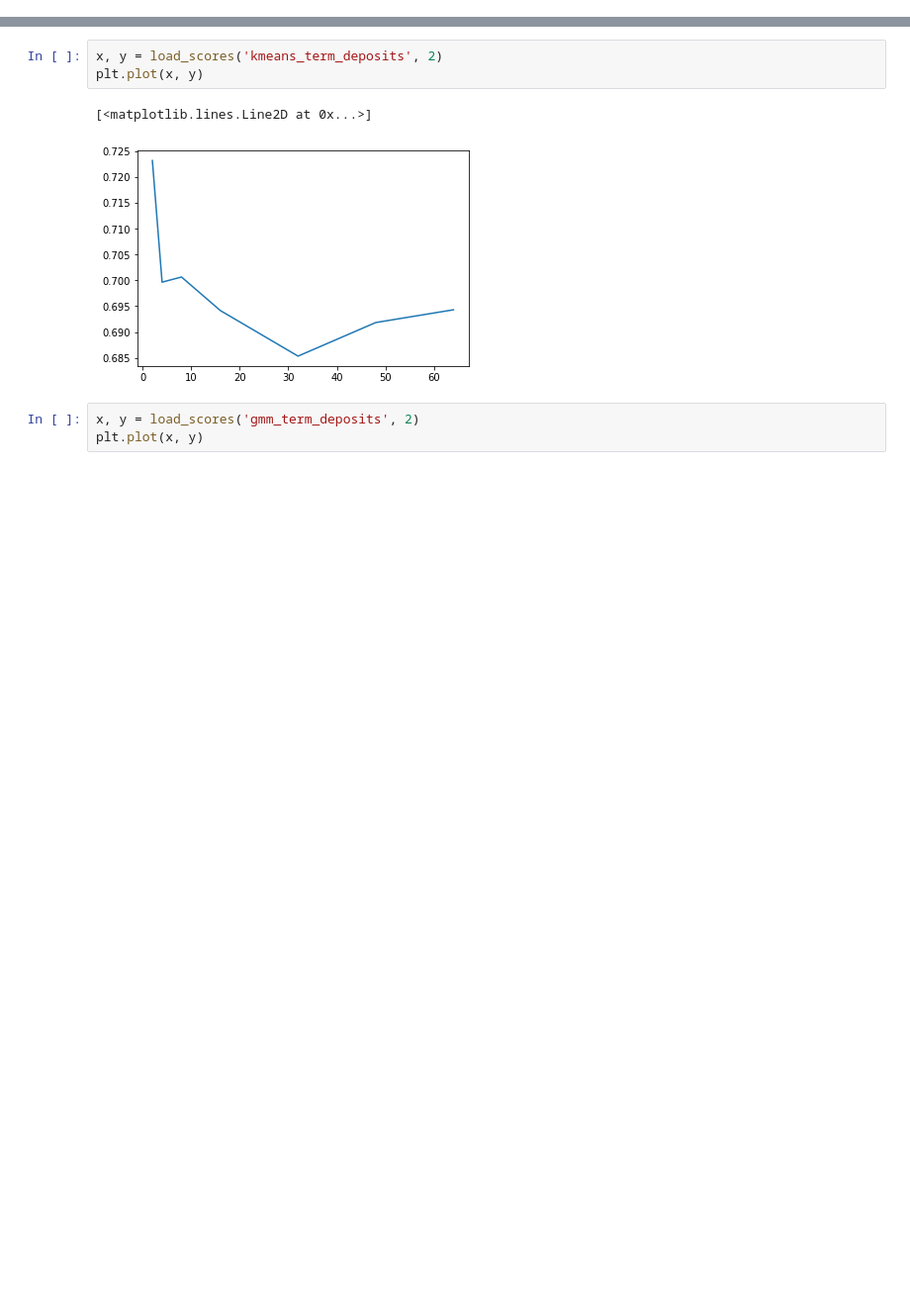
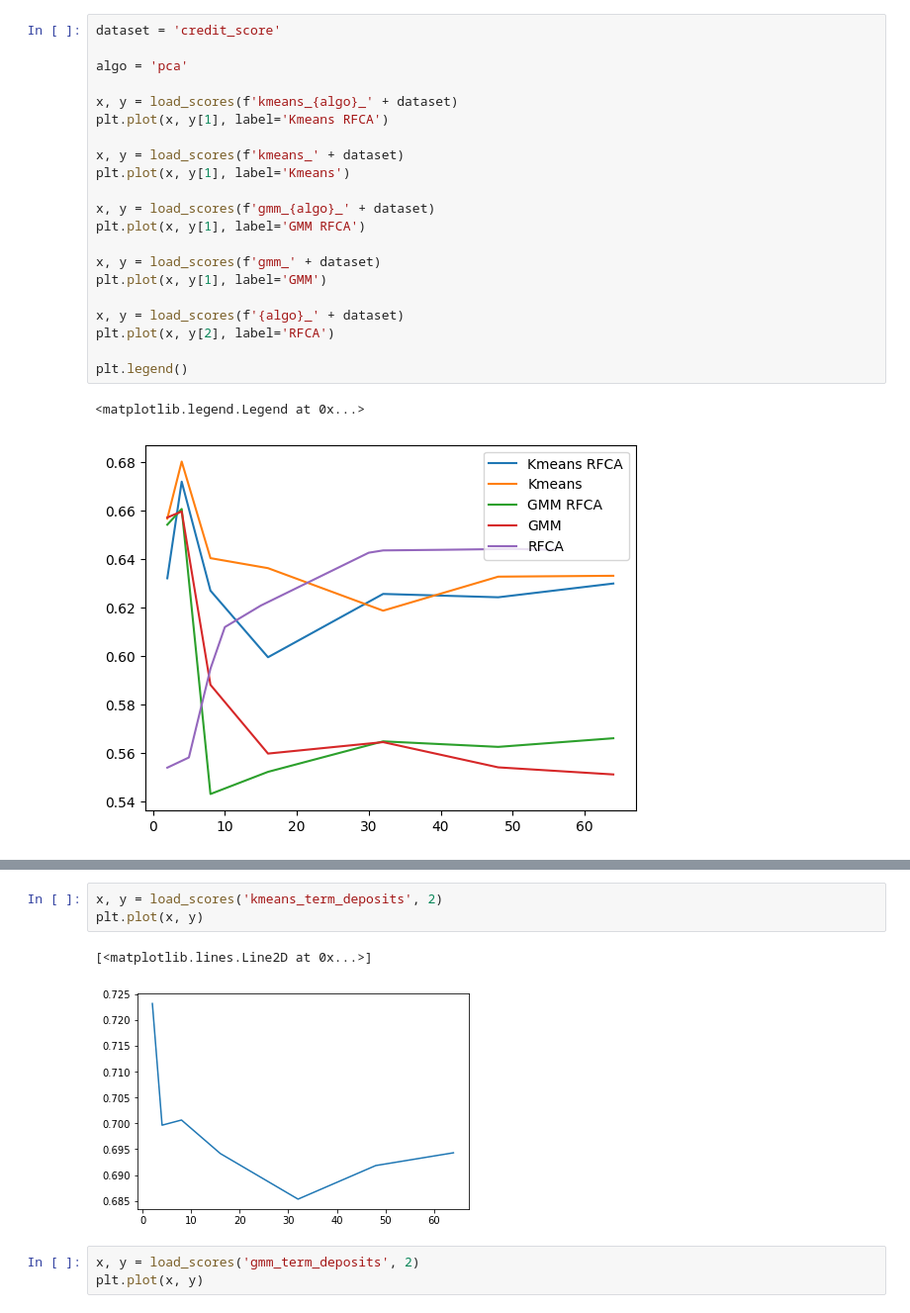
Before and after one commit to vinitjogani/clustering-comparison, a Jupyter notebook: explore.ipynb, the cells around one changed output, grey strips where cells are left out. Shown: that part at 99% size. Cells and saved outputs as stored; diff of their text form; blank space fills up the shorter version.

```diff
--- a/explore.ipynb
+++ b/explore.ipynb
@@ -20,0 +108,24 @@ def load_scores(key, var):
+# %%
+dataset = 'credit_score'
+
+algo = 'pca'
+
+x, y = load_scores(f'kmeans_{algo}_' + dataset)
+plt.plot(x, y[1], label='Kmeans RFCA')
+
+x, y = load_scores(f'kmeans_' + dataset)
+plt.plot(x, y[1], label='Kmeans')
+
+x, y = load_scores(f'gmm_{algo}_' + dataset)
+plt.plot(x, y[1], label='GMM RFCA')
+
+x, y = load_scores(f'gmm_' + dataset)
+plt.plot(x, y[1], label='GMM')
+
+x, y = load_scores(f'{algo}_' + dataset)
+plt.plot(x, y[2], label='RFCA')
+
+plt.legend()
+# %% [output]
+<matplotlib.legend.Legend at 0x...>
+[figure, added]
```
Also changed, not shown: parts of 55 cells of this notebook, 18 other files.
